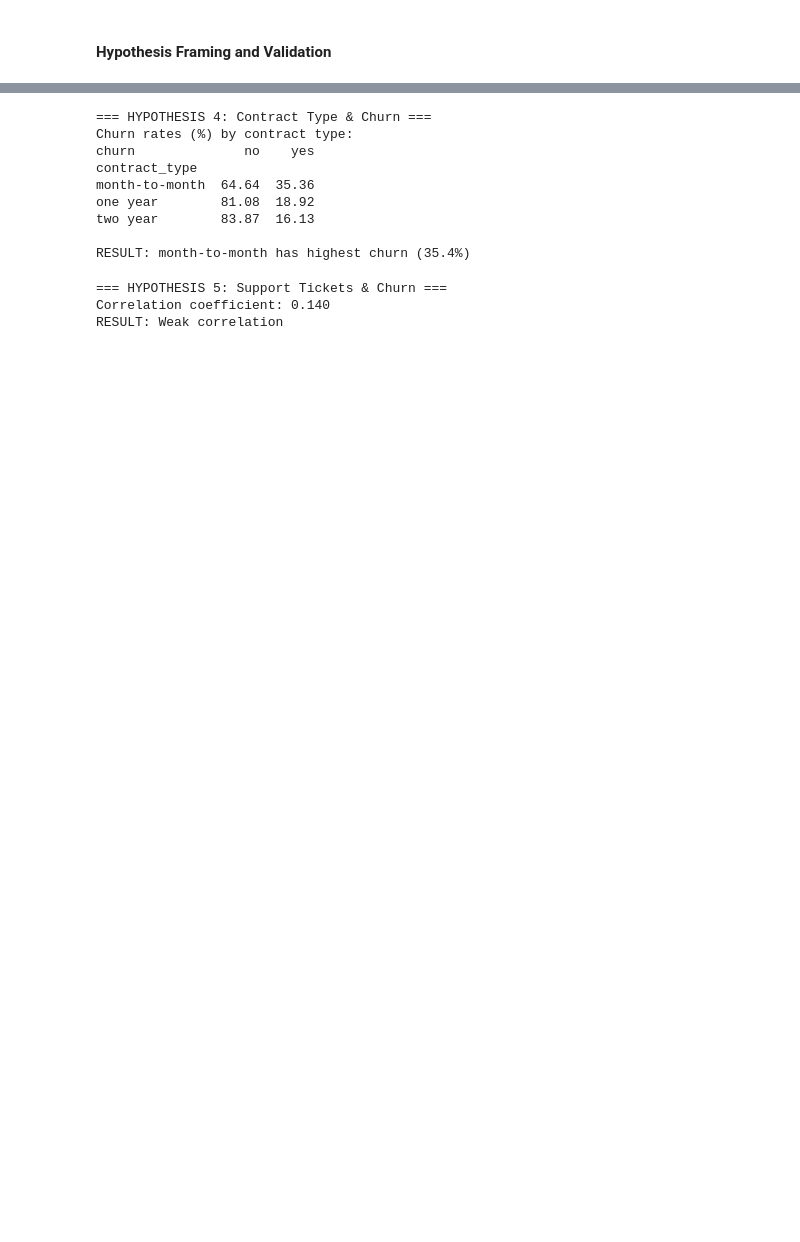
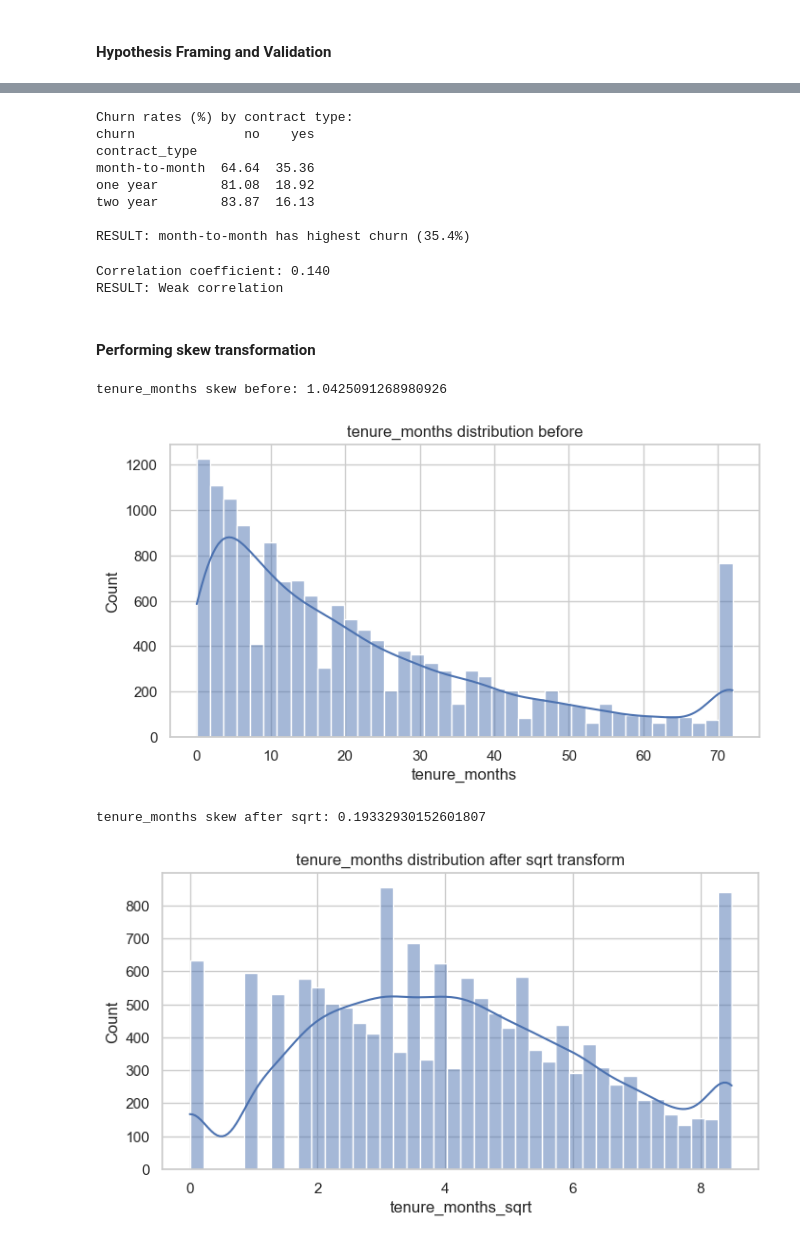
Before and after one commit to njagan04/ds-telecomer_customer_churn, a Jupyter notebook: INT199_Jagan_hypothesis_testing.ipynb, the cells around one changed output, grey strips where cells are left out. Drawn from its saved outputs; the diff is of its cells as text; code cells hidden in the pictures; blank space fills up the shorter version.

Commit message:
feat:added skew transformation

```diff
--- a/main.ipynb
+++ b/INT199_Jagan_hypothesis_testing.ipynb
@@ -210,9 +223,6 @@ max                      0.0
 # %%
 # EDA: Categorical analysis
 categorical_cols = ['gender', 'marital_status', 'education_level', 'location_type', 'contract_type', 'payment_method', 'complaint_status']
-for col in categorical_cols:
-    print(f'\n{col} value counts:')
-    print(df[col].value_counts(normalize=True).head(10))
 
 # Bar plots for categoricals vs churn
 fig, axes = plt.subplots(2, 3, figsize=(15, 10))
@@ -404,7 +405,6 @@ RESULT: SIGNIFICANT - Satisfaction and churn are associated
 # %%
 # Hypothesis 4: Month-to-month contracts have higher churn
 contract_churn = pd.crosstab(df['contract_type'], df['churn'], normalize='index')
-print('\n=== HYPOTHESIS 4: Contract Type & Churn ===')
 print('Churn rates (%) by contract type:')
 print((contract_churn * 100).round(2))
 max_churn = contract_churn['yes'].max()
@@ -414,7 +414,6 @@ min_contract = contract_churn['yes'].idxmin()
 risk_ratio = max_churn / min_churn if min_churn > 0 else 0
 print(f'\nRESULT: {max_contract} has highest churn ({max_churn*100:.1f}%)')
 # %% [output]
-=== HYPOTHESIS 4: Contract Type & Churn ===
 Churn rates (%) by contract type:
 churn              no    yes
 contract_type
@@ -425,7 +424,6 @@ two year        83.87  16.13
 RESULT: month-to-month has highest churn (35.4%)
 # %%
 # Hypothesis 5: High support tickets correlate with churn
-print('\n=== HYPOTHESIS 5: Support Tickets & Churn ===')
 corr_support = df[['num_support_tickets', 'churn_numeric']].corr().iloc[0,1]
 print(f'Correlation coefficient: {corr_support:.3f}')
 if abs(corr_support) > 0.2:
@@ -439,6 +437,27 @@ elif abs(corr_support) > 0.1:
 else:
     print('RESULT: Negligible correlation')
 # %% [output]
-=== HYPOTHESIS 5: Support Tickets & Churn ===
 Correlation coefficient: 0.140
 RESULT: Weak correlation
+# %% [markdown]
+#### Performing skew transformation
+# %%
+for col in ['tenure_months']:
+    print(col, 'skew before:', df[col].skew())
+    df[f'{col}_sqrt'] = np.sqrt(df[col].clip(lower=0))
+
+    plt.figure(figsize=(8,4))
+    sns.histplot(df[col], kde=True, bins=40)
+    plt.title(f'{col} distribution before')
+    plt.show()
+    print(col, 'skew after sqrt:', df[f'{col}_sqrt'].skew())
+
+    plt.figure(figsize=(8,4))
+    sns.histplot(df[f'{col}_sqrt'], kde=True, bins=40)
+    plt.title(f'{col} distribution after sqrt transform')
+    plt.show()
+# %% [output]
+tenure_months skew before: 1.0425091268980926
+[figure, added]
+tenure_months skew after sqrt: 0.19332930152601807
+[figure, added]
```
Also changed, not shown: parts of 17 cells of this notebook.
